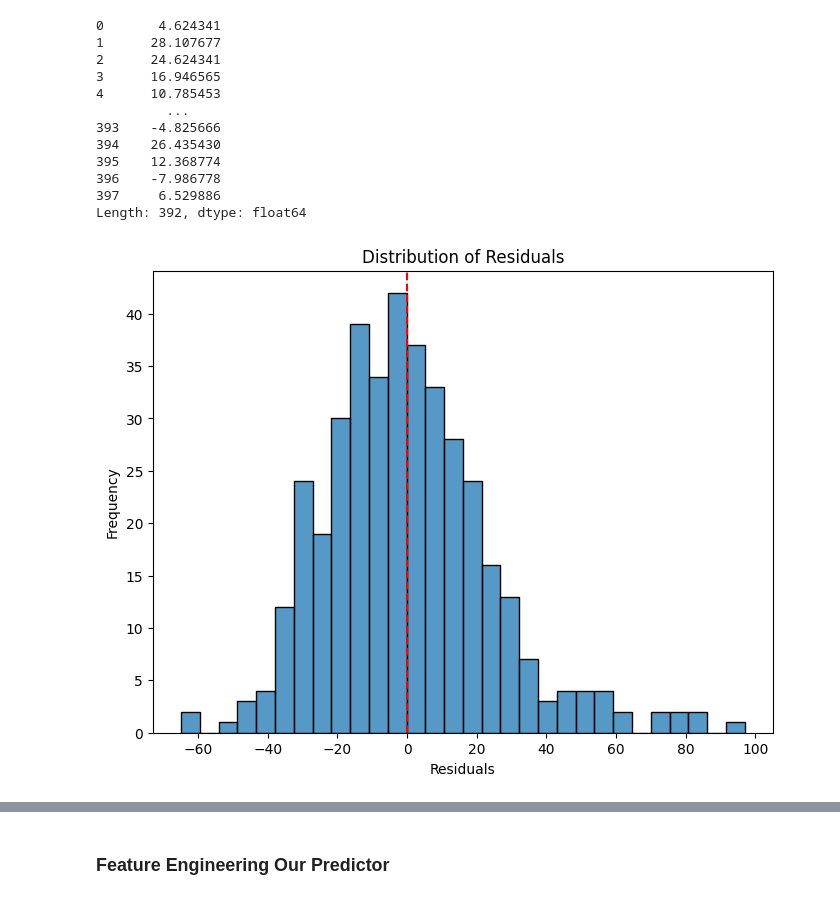
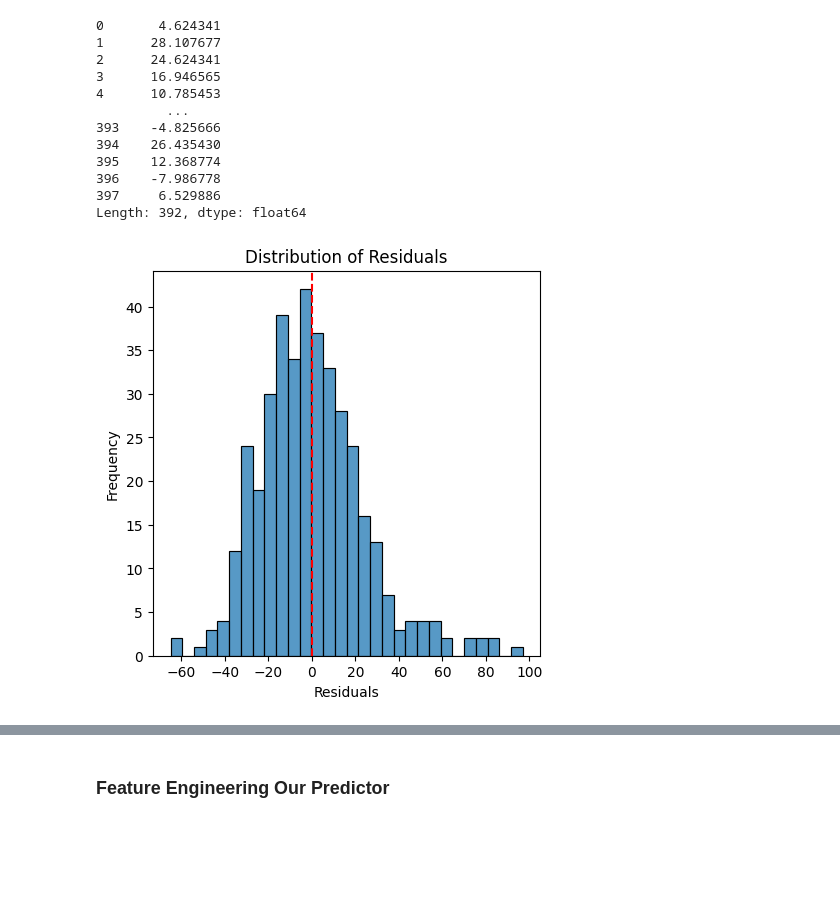
Before and after one commit to trentpark8800/linear-regression, a Jupyter notebook: auto_mpg_analysis.ipynb, the cells around one changed output, grey strips where cells are left out. Saved outputs shown, nothing was run; the diff lists cells and outputs as text; code cells hidden in the pictures; blank space fills up the shorter version.

```diff
--- a/auto_mpg_analysis.ipynb
+++ b/auto_mpg_analysis.ipynb
@@ -216,15 +198,15 @@ single_var_resid
 397     6.529886
 Length: 392, dtype: float64
 # %%
-plt.figure(figsize=(8, 6))
+plt.figure(figsize=(5, 5))
 sns.histplot(single_var_resid, bins=30)
 plt.axvline(0, color="red", linestyle="dashed")
 plt.xlabel("Residuals")
 plt.ylabel("Frequency")
 plt.title("Distribution of Residuals")
 plt.show()
 # %% [output]
-[figure, old version]
+[figure, new version]
 # %%
 fitted_values = model.fittedvalues
 
```
Also changed, not shown: parts of 29 cells of this notebook, 2 other files.
